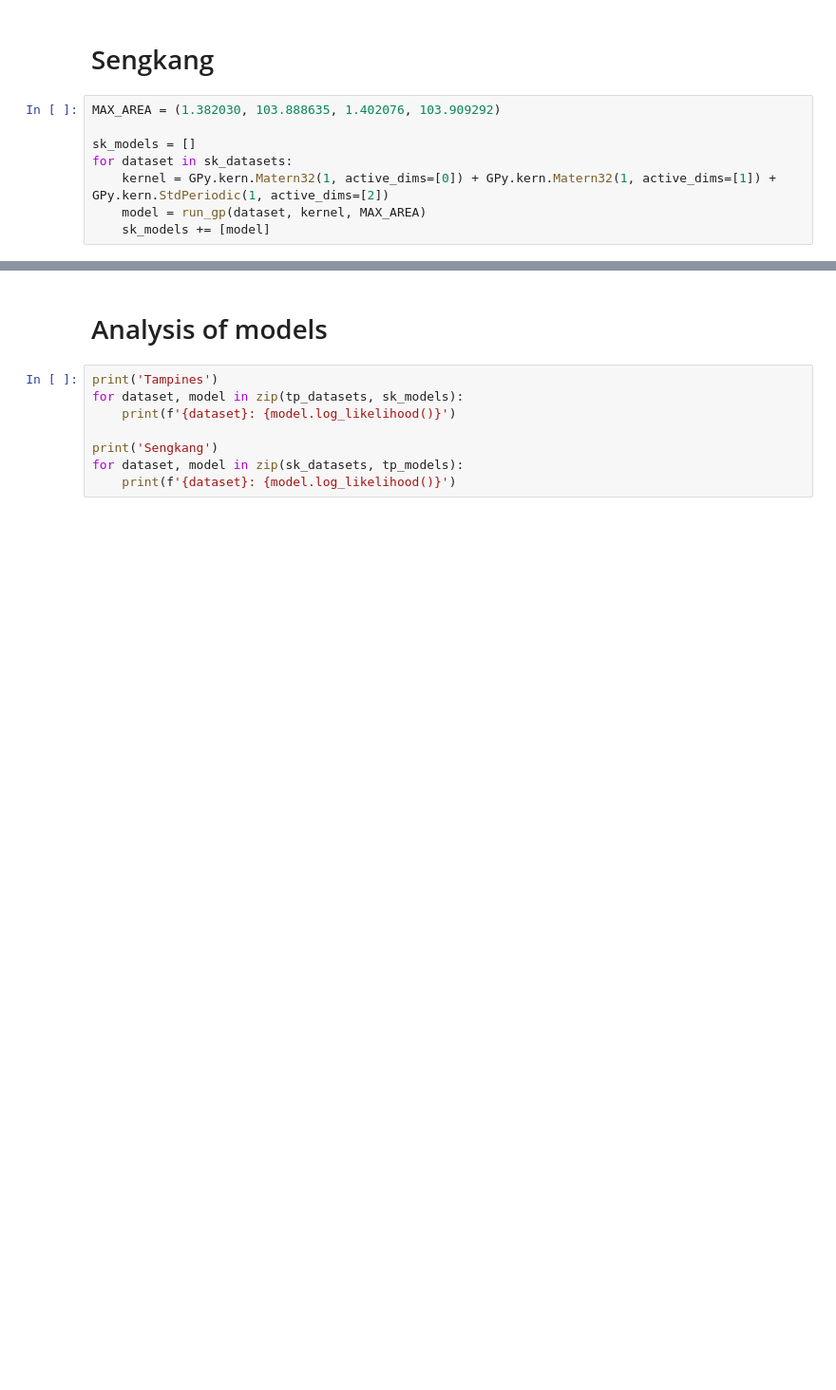
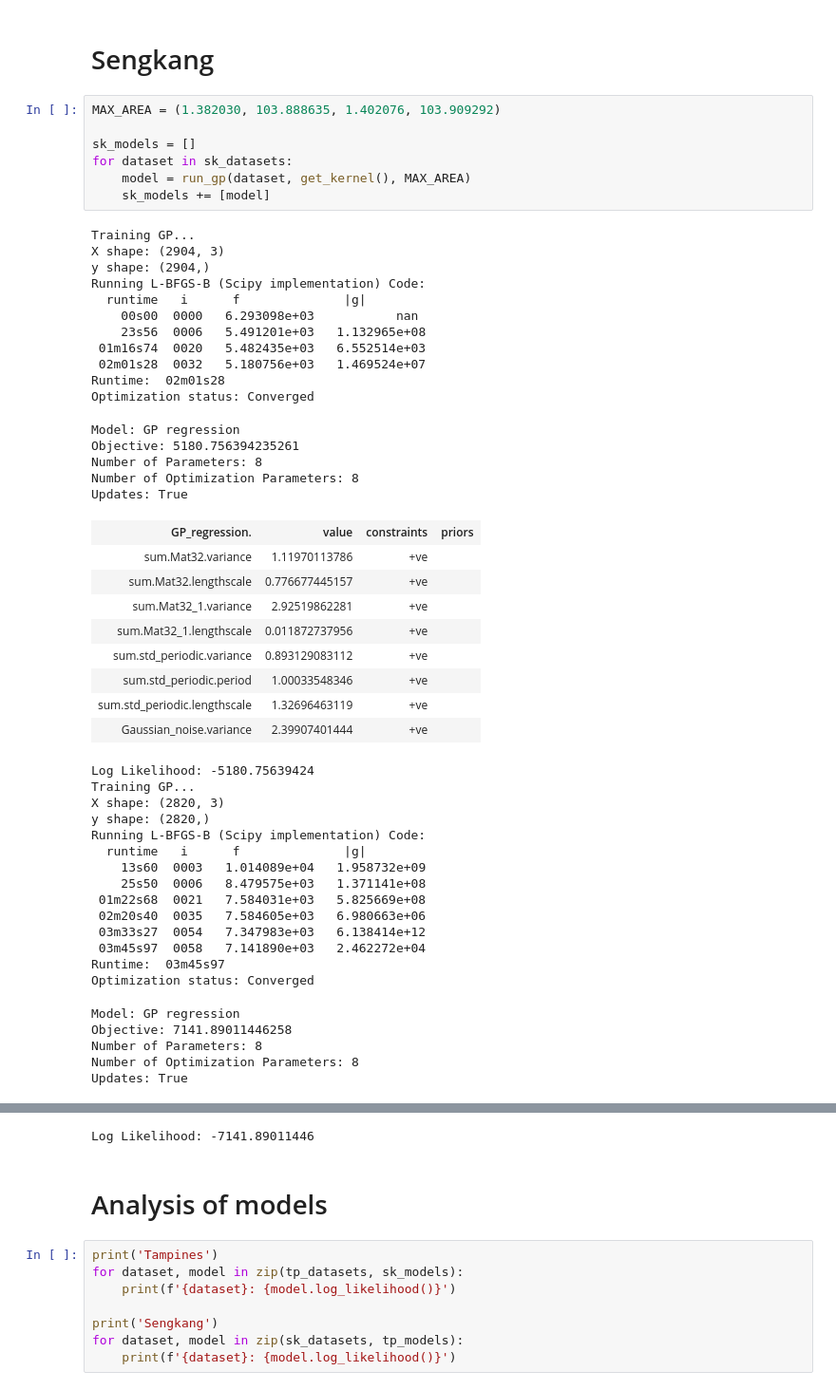
Before and after one commit to wenqiwooo/GP-for-Bike-Sharing, a Jupyter notebook: notebooks/Final Experiments.ipynb, the cells around one changed output, grey strips where cells are left out. Shown: that part at 95% size. Drawn from its saved outputs; the diff is of its cells as text; blank space fills up the shorter version.

```diff
--- a/notebooks/Final Experiments.ipynb
+++ b/notebooks/Final Experiments.ipynb
@@ -92,8 +145,52 @@ for dataset in tp_datasets:
 # %%
 MAX_AREA = (1.382030, 103.888635, 1.402076, 103.909292)
 
 sk_models = []
 for dataset in sk_datasets:
-    kernel = GPy.kern.Matern32(1, active_dims=[0]) + GPy.kern.Matern32(1, active_dims=[1]) + GPy.kern.StdPeriodic(1, active_dims=[2])
-    model = run_gp(dataset, kernel, MAX_AREA)
+    model = run_gp(dataset, get_kernel(), MAX_AREA)
     sk_models += [model]
+# %% [output]
+Training GP...
+X shape: (2904, 3)
+y shape: (2904,)
+Running L-BFGS-B (Scipy implementation) Code:
+  runtime   i      f              |g|
+    00s00  0000   6.293098e+03           nan
+    23s56  0006   5.491201e+03   1.132965e+08
+ 01m16s74  0020   5.482435e+03   6.552514e+03
+ 02m01s28  0032   5.180756e+03   1.469524e+07
+Runtime:  02m01s28
+Optimization status: Converged
+Model: GP regression
+Objective: 5180.756394235261
+Number of Parameters: 8
+Number of Optimization Parameters: 8
+Updates: True
+| GP_regression. | value | constraints | priors |
+| sum.Mat32.variance | 1.11970113786 | +ve |  |
+| sum.Mat32.lengthscale | 0.776677445157 | +ve |  |
+| sum.Mat32_1.variance | 2.92519862281 | +ve |  |
+| sum.Mat32_1.lengthscale | 0.011872737956 | +ve |  |
+| sum.std_periodic.variance | 0.893129083112 | +ve |  |
+| sum.std_periodic.period | 1.00033548346 | +ve |  |
+| sum.std_periodic.lengthscale | 1.32696463119 | +ve |  |
+| Gaussian_noise.variance | 2.39907401444 | +ve |  |
+Log Likelihood: -5180.75639424
+Training GP...
+X shape: (2820, 3)
+y shape: (2820,)
+Running L-BFGS-B (Scipy implementation) Code:
+  runtime   i      f              |g|
+    13s60  0003   1.014089e+04   1.958732e+09
+    25s50  0006   8.479575e+03   1.371141e+08
+ 01m22s68  0021   7.584031e+03   5.825669e+08
+ 02m20s40  0035   7.584605e+03   6.980663e+06
+ 03m33s27  0054   7.347983e+03   6.138414e+12
+ 03m45s97  0058   7.141890e+03   2.462272e+04
+Runtime:  03m45s97
+Optimization status: Converged
+Model: GP regression
+Objective: 7141.89011446258
+Number of Parameters: 8
+Number of Optimization Parameters: 8
+Updates: True
@@ -100,3 +206,4 @@ for dataset in sk_datasets:
+Log Likelihood: -7141.89011446
 # %% [markdown]
 # Analysis of models
 # %%
```
Also changed, not shown: parts of 7 cells of this notebook.
